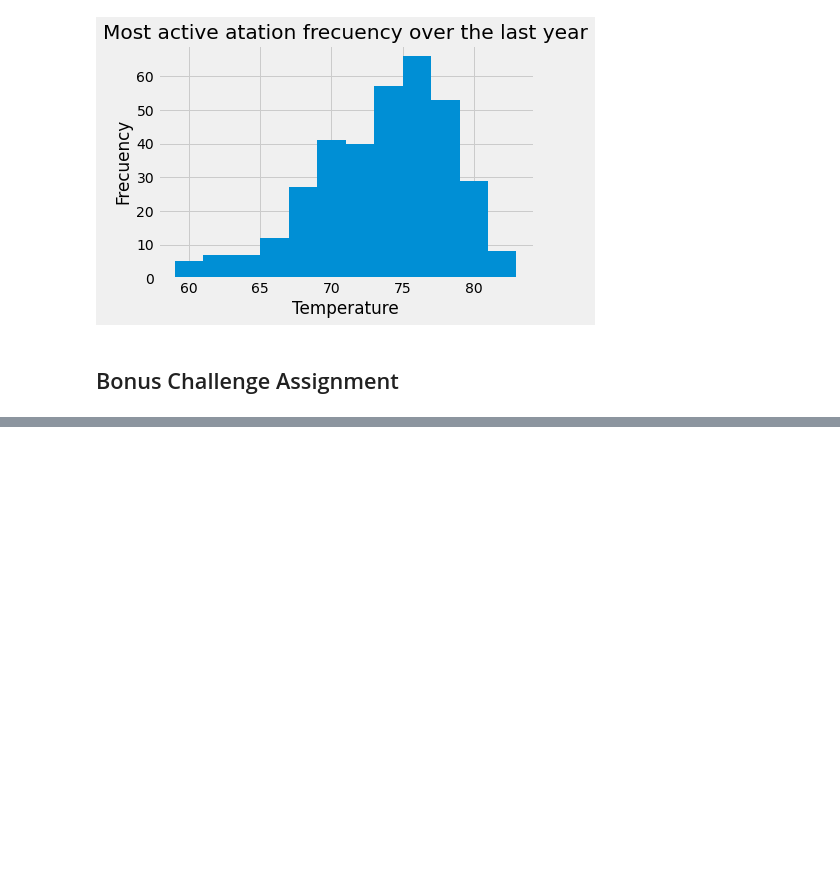
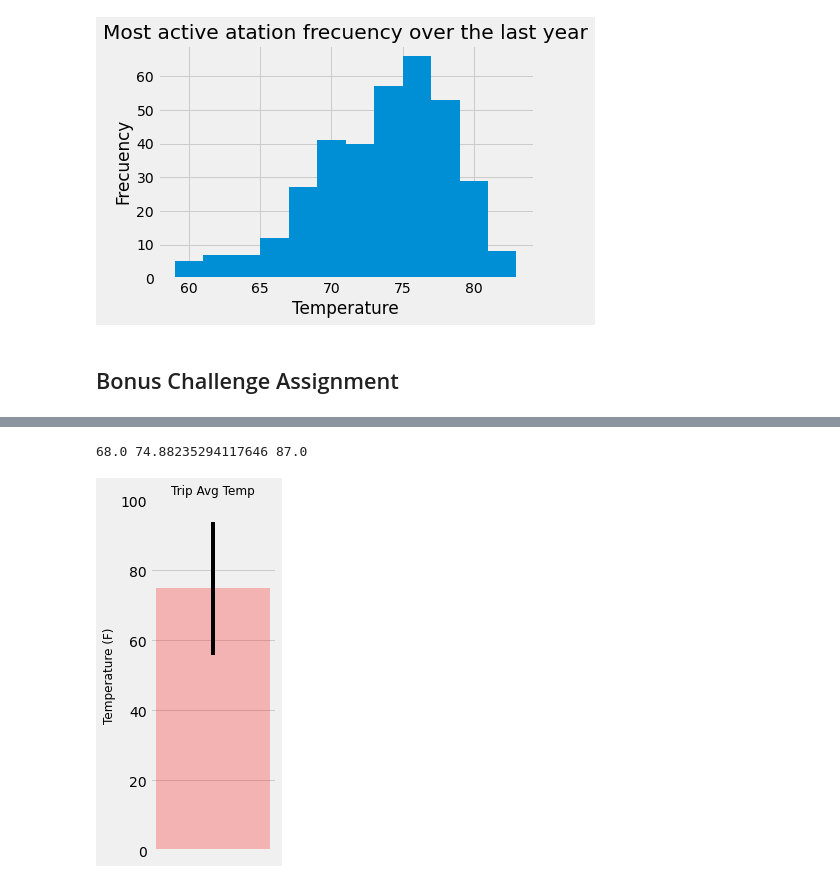
Before and after one commit to Mlara73/Hawaii-Climate-Analysis, a Jupyter notebook: climate_starter.ipynb, the cells around one changed output, grey strips where cells are left out. Cells and saved outputs as stored; diff of their text form; code cells hidden in the pictures; blank space fills up the shorter version.

```diff
--- a/climate_starter.ipynb
+++ b/climate_starter.ipynb
@@ -213,0 +259,6 @@ Text(0, 0.5, 'Frecuency')
+# %%
+start_vacation_date = "2018-05-14"
+
+last_year_start_date = dt.datetime.strptime(start_vacation_date, '%Y-%m-%d').date() - dt.timedelta(days = 365)
+last_year_end_date = (last_year_start_date + dt.timedelta(days = 14))
+print(f" Last year, vacations were from {last_year_start_date} to {last_year_end_date}")
@@ -213,0 +267,4 @@ Text(0, 0.5, 'Frecuency')
+# %%
+ly_start_date = last_year_start_date.strftime("%Y-%m-%d")
+ly_end_date =  last_year_end_date.strftime("%Y-%m-%d")
+ly_end_date
@@ -233,11 +294,26 @@ print(calc_temps('2012-02-28', '2012-03-05'))
 # %%
 # Use your previous function `calc_temps` to calculate the tmin, tavg, and tmax
 # for your trip using the previous year's data for those same dates.
+tmin, tavg, tmax = calc_temps(ly_start_date, ly_end_date)[0]
+print(tmin, tavg, tmax)
+# %% [output]
+68.0 74.88235294117646 87.0
 # %%
 # Plot the results from your previous query as a bar chart.
+yerr = tmax - tmin
+fig, ax = plt.subplots(figsize=(2,6))
+ax.bar(1,tavg,width = 0.2, color = "r", yerr = yerr, alpha = 0.25)
+ax.xaxis.set_visible(False)
+plt.title("Trip Avg Temp", fontsize = 12)
+plt.ylabel("Temperature (F)", fontsize = 12)
+plt.ylim(0,100)
+plt.show()
+
 # Use "Trip Avg Temp" as your Title
 # Use the average temperature for the y value
 # Use the peak-to-peak (tmax-tmin) value as the y error bar (yerr)
+# %% [output]
+[figure, added]
 # %%
 # Calculate the total amount of rainfall per weather station for your trip dates using the previous year's matching dates.
 # Sort this in descending order by precipitation amount and list the station, name, latitude, longitude, and elevation
```
Also changed, not shown: parts of 12 cells of this notebook, 1 other file.
